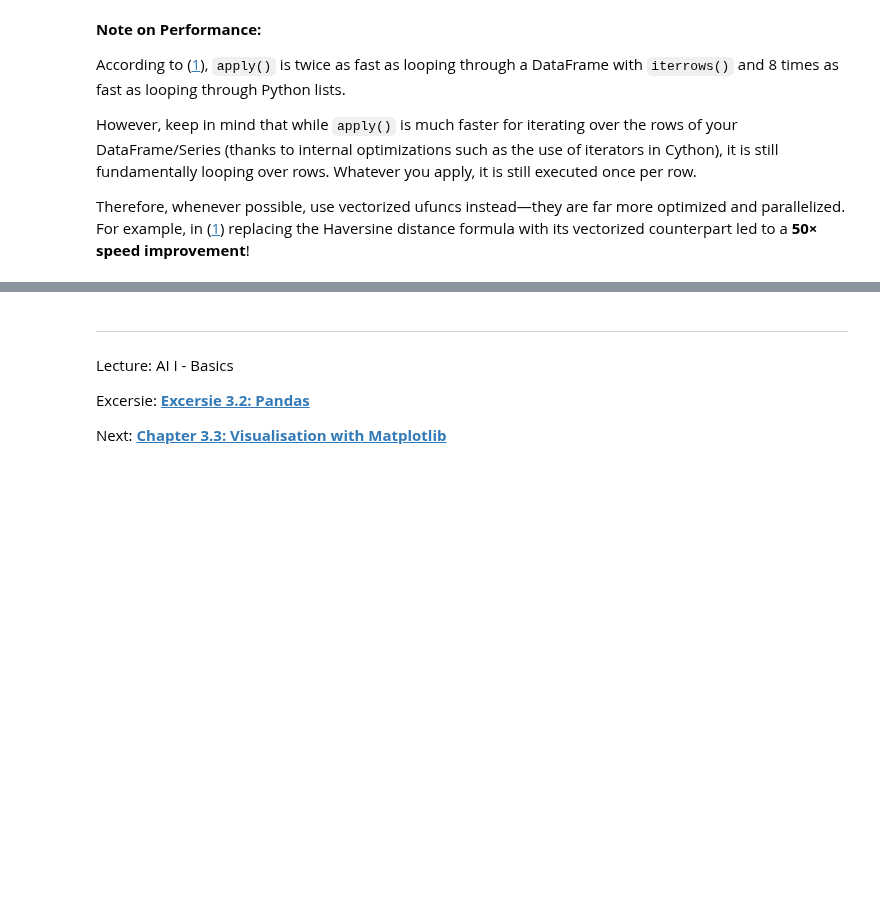
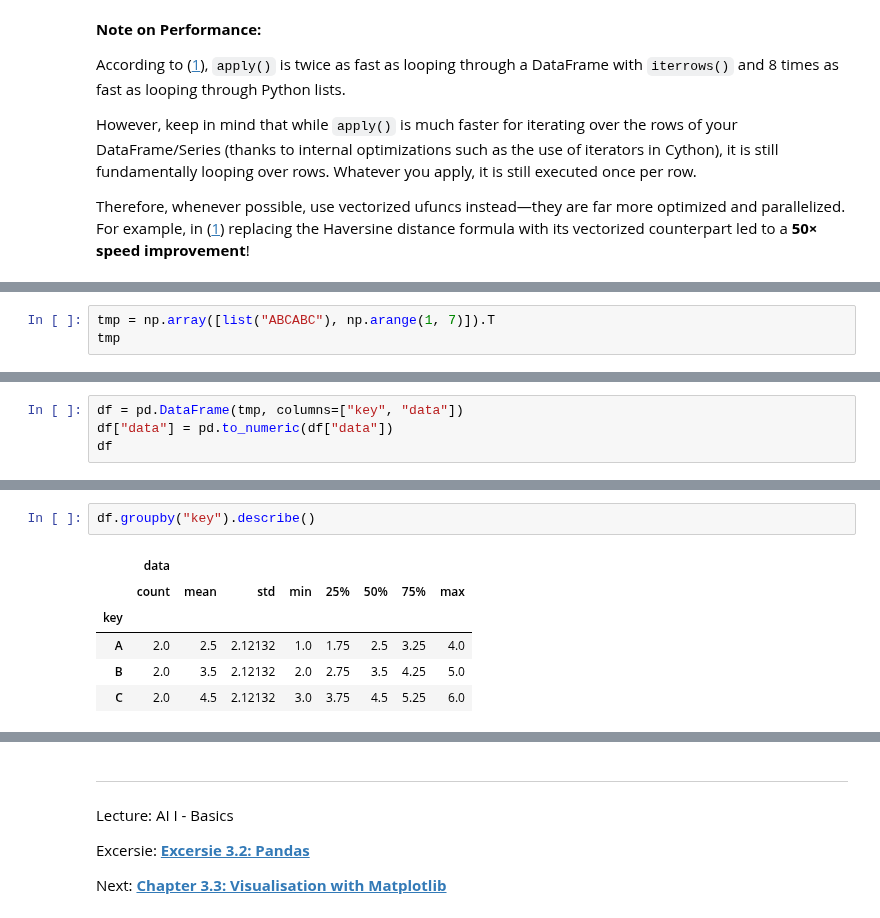
Before and after one commit to iLuckyW/lecture-ai-basics, a Jupyter notebook: chapter/03_data/02_pandas.ipynb, the cells around one changed output, grey strips where cells are left out. Saved outputs shown, nothing was run; the diff lists cells and outputs as text; blank space fills up the shorter version.

```diff
--- a/chapter/03_data/02_pandas.ipynb
+++ b/chapter/03_data/02_pandas.ipynb
@@ -2478,0 +2492,3 @@ Therefore, whenever possible, use vectorized ufuncs instead—they are far more
+# %%
+tmp = np.array([list("ABCABC"), np.arange(1, 7)]).T
+tmp
@@ -2478,0 +2502,4 @@ Therefore, whenever possible, use vectorized ufuncs instead—they are far more
+# %%
+df = pd.DataFrame(tmp, columns=["key", "data"])
+df["data"] = pd.to_numeric(df["data"])
+df
@@ -2478,0 +2608,9 @@ Therefore, whenever possible, use vectorized ufuncs instead—they are far more
+# %%
+df.groupby("key").describe()
+# %% [output]
+|  | data |  |  |  |  |  |  |  |
+|  | count | mean | std | min | 25% | 50% | 75% | max |
+| key |  |  |  |  |  |  |  |  |
+| A | 2.0 | 2.5 | 2.12132 | 1.0 | 1.75 | 2.5 | 3.25 | 4.0 |
+| B | 2.0 | 3.5 | 2.12132 | 2.0 | 2.75 | 3.5 | 4.25 | 5.0 |
+| C | 2.0 | 4.5 | 2.12132 | 3.0 | 3.75 | 4.5 | 5.25 | 6.0 |
```
Also changed, not shown: parts of 51 cells of this notebook.
